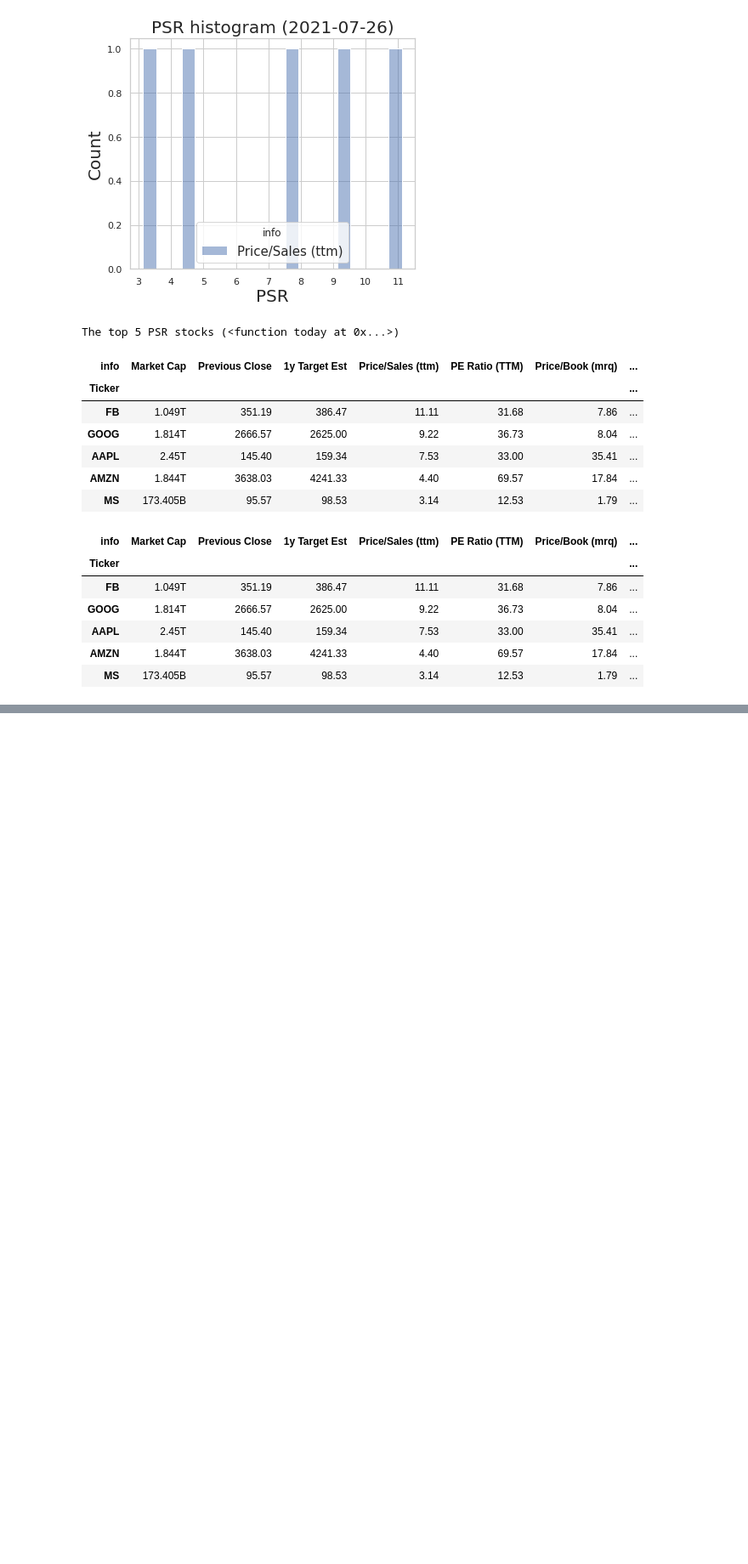
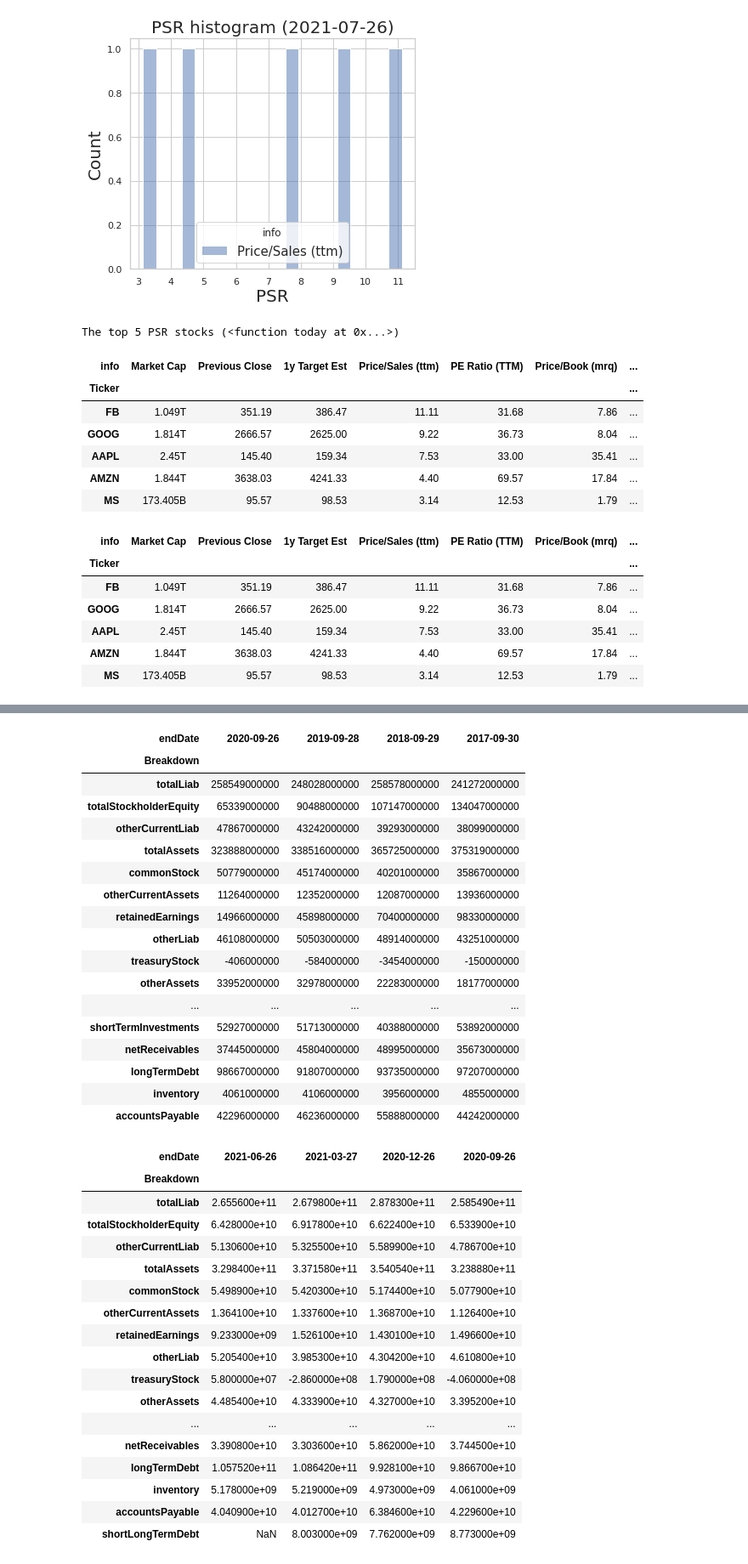
Before and after one commit to jnishii/stock-analysis, a Jupyter notebook: yahoo_fin/Tutorial.ipynb, the cells around one changed output, grey strips where cells are left out. Shown at 85% size. Saved outputs shown, nothing was run; the diff lists cells and outputs as text; code cells hidden in the pictures; blank space fills up the shorter version.

```diff
--- a/yahoo_fin/Tutorial.ipynb
+++ b/yahoo_fin/Tutorial.ipynb
@@ -219,0 +263,43 @@ The top 5 PSR stocks (<function today at 0x...>)
+# %%
+bs_y=si.get_balance_sheet("AAPL")
+bs_q=si.get_balance_sheet("AAPL",yearly=False)
+# %%
+display(bs_y)
+display(bs_q)
+# %% [output]
+| endDate | 2020-09-26 | 2019-09-28 | 2018-09-29 | 2017-09-30 |
+| Breakdown |  |  |  |  |
+| totalLiab | 258549000000 | 248028000000 | 258578000000 | 241272000000 |
+| totalStockholderEquity | 65339000000 | 90488000000 | 107147000000 | 134047000000 |
+| otherCurrentLiab | 47867000000 | 43242000000 | 39293000000 | 38099000000 |
+| totalAssets | 323888000000 | 338516000000 | 365725000000 | 375319000000 |
+| commonStock | 50779000000 | 45174000000 | 40201000000 | 35867000000 |
+| otherCurrentAssets | 11264000000 | 12352000000 | 12087000000 | 13936000000 |
+| retainedEarnings | 14966000000 | 45898000000 | 70400000000 | 98330000000 |
+| otherLiab | 46108000000 | 50503000000 | 48914000000 | 43251000000 |
+| treasuryStock | -406000000 | -584000000 | -3454000000 | -150000000 |
+| otherAssets | 33952000000 | 32978000000 | 22283000000 | 18177000000 |
+| ... | ... | ... | ... | ... |
+| shortTermInvestments | 52927000000 | 51713000000 | 40388000000 | 53892000000 |
+| netReceivables | 37445000000 | 45804000000 | 48995000000 | 35673000000 |
+| longTermDebt | 98667000000 | 91807000000 | 93735000000 | 97207000000 |
+| inventory | 4061000000 | 4106000000 | 3956000000 | 4855000000 |
+| accountsPayable | 42296000000 | 46236000000 | 55888000000 | 44242000000 |
+| endDate | 2021-06-26 | 2021-03-27 | 2020-12-26 | 2020-09-26 |
+| Breakdown |  |  |  |  |
+| totalLiab | 2.655600e+11 | 2.679800e+11 | 2.878300e+11 | 2.585490e+11 |
+| totalStockholderEquity | 6.428000e+10 | 6.917800e+10 | 6.622400e+10 | 6.533900e+10 |
+| otherCurrentLiab | 5.130600e+10 | 5.325500e+10 | 5.589900e+10 | 4.786700e+10 |
+| totalAssets | 3.298400e+11 | 3.371580e+11 | 3.540540e+11 | 3.238880e+11 |
+| commonStock | 5.498900e+10 | 5.420300e+10 | 5.174400e+10 | 5.077900e+10 |
+| otherCurrentAssets | 1.364100e+10 | 1.337600e+10 | 1.368700e+10 | 1.126400e+10 |
+| retainedEarnings | 9.233000e+09 | 1.526100e+10 | 1.430100e+10 | 1.496600e+10 |
+| otherLiab | 5.205400e+10 | 3.985300e+10 | 4.304200e+10 | 4.610800e+10 |
+| treasuryStock | 5.800000e+07 | -2.860000e+08 | 1.790000e+08 | -4.060000e+08 |
+| otherAssets | 4.485400e+10 | 4.333900e+10 | 4.327000e+10 | 3.395200e+10 |
+| ... | ... | ... | ... | ... |
+| netReceivables | 3.390800e+10 | 3.303600e+10 | 5.862000e+10 | 3.744500e+10 |
+| longTermDebt | 1.057520e+11 | 1.086420e+11 | 9.928100e+10 | 9.866700e+10 |
+| inventory | 5.178000e+09 | 5.219000e+09 | 4.973000e+09 | 4.061000e+09 |
+| accountsPayable | 4.040900e+10 | 4.012700e+10 | 6.384600e+10 | 4.229600e+10 |
+| shortLongTermDebt | NaN | 8.003000e+09 | 7.762000e+09 | 8.773000e+09 |
```
Also changed, not shown: parts of 3 cells of this notebook.
